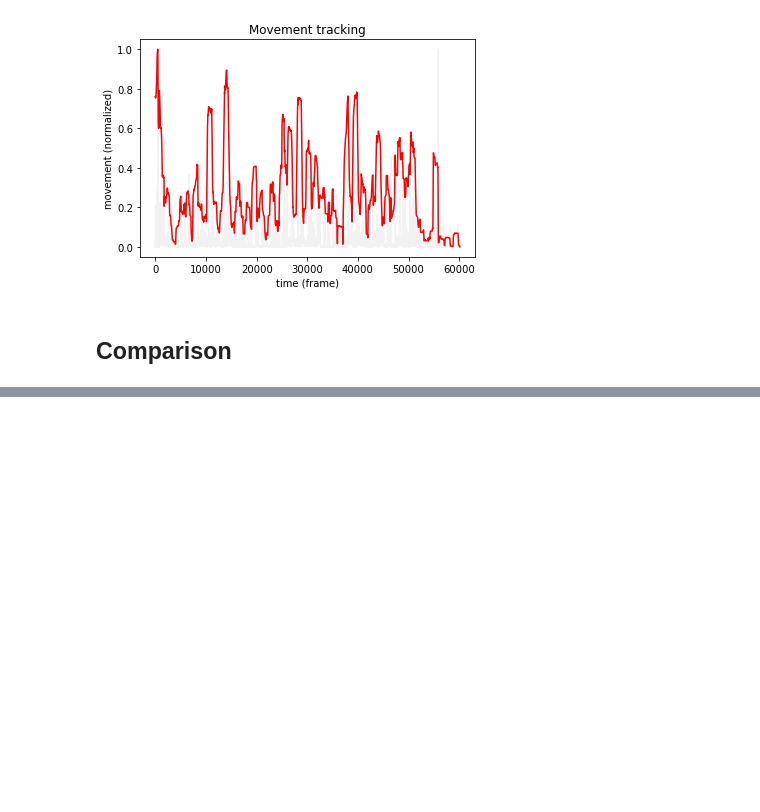
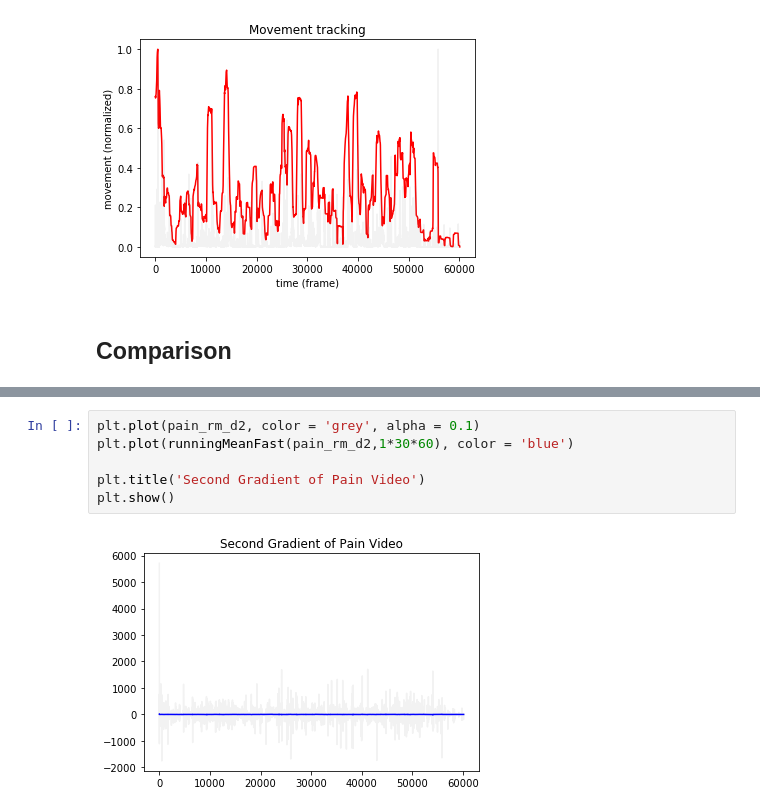
Before and after one commit to markjm/MGS-Pipeline, a Jupyter notebook: openCV3.ipynb, the cells around one changed output, grey strips where cells are left out. Cells and saved outputs as stored; diff of their text form; blank space fills up the shorter version.

```diff
--- a/openCV3.ipynb
+++ b/openCV3.ipynb
@@ -209,0 +251,8 @@ plt.show()
+# %%
+plt.plot(pain_rm_d2, color = 'grey', alpha = 0.1)
+plt.plot(runningMeanFast(pain_rm_d2,1*30*60), color = 'blue')
+
+plt.title('Second Gradient of Pain Video')
+plt.show()
+# %% [output]
+[figure, added]
```
Also changed, not shown: parts of 11 cells of this notebook.
